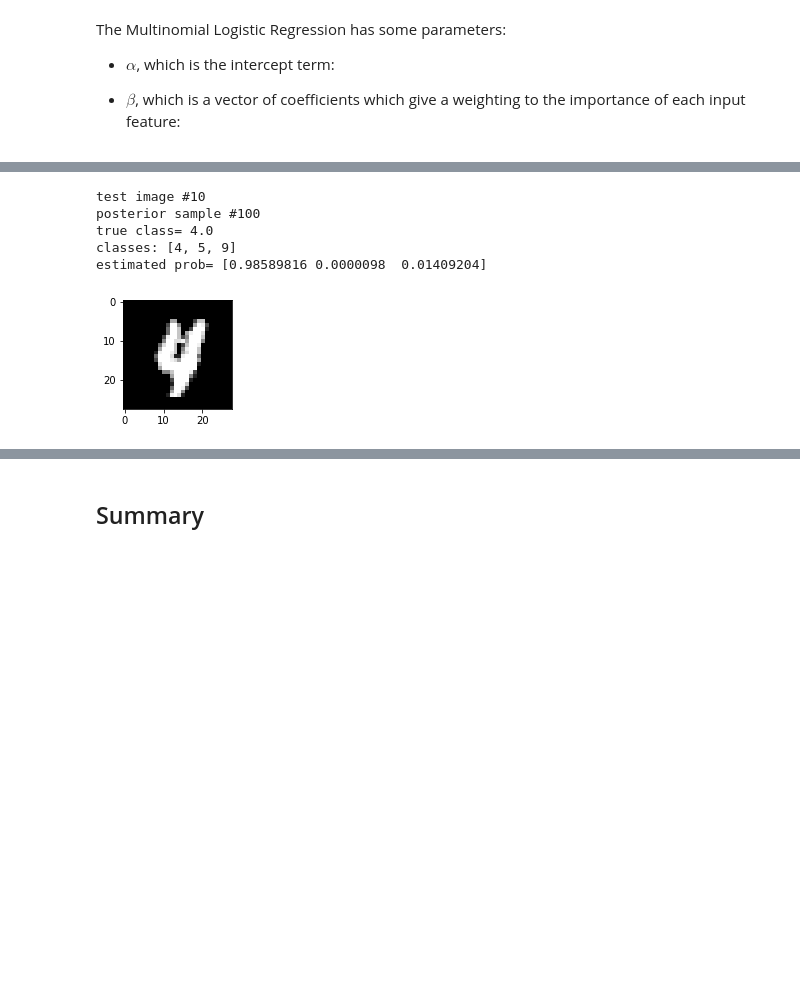
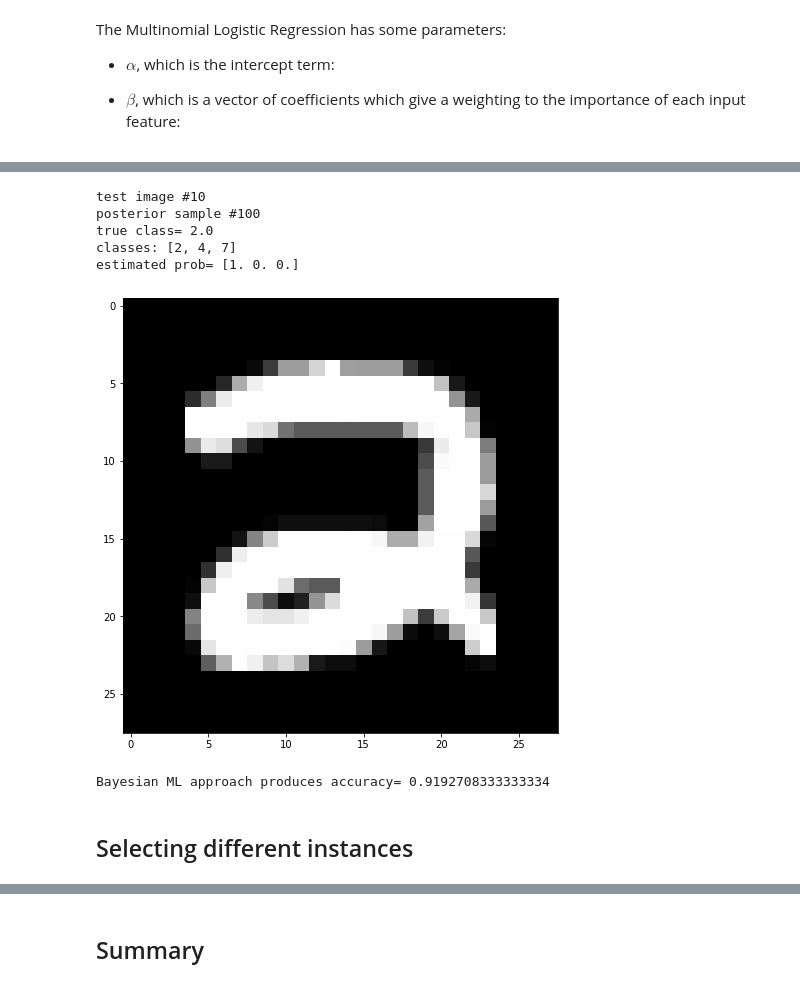
Before and after one commit to comaraDOTcom/ml-applications, a Jupyter notebook: Etivity1/ET5003_Etivity1_CONOROMARA_20151845.ipynb, the cells around one changed output, grey strips where cells are left out. Saved outputs shown, nothing was run; the diff lists cells and outputs as text; code cells hidden in the pictures; blank space fills up the shorter version.

```diff
--- a/Etivity1/ET5003_Etivity1_CONOROMARA_20151845.ipynb
+++ b/Etivity1/ET5003_Etivity1_CONOROMARA_20151845.ipynb
@@ -286,0 +316,2 @@ Shape of the training array (4800, 784)
+# %%
+X_train_downsample, y_train_downsample, X_val_downsample, y_val_downsample = create_training_and_validation_data(X_train_downsample, y_train_downsample, w=0.20)
@@ -323,14 +372,13 @@ prob_classmax[y_pred_log!=y_val].shape
 # %% [markdown]
 ### Probabilistic Multinomial Logistic Regression:
 # %%
-import sklearn.preprocessing
 ## We use LabelBinarizer to transfor classes into counts
 # neg_label=0, pos_label=1
-y_2_bin = sklearn.preprocessing.LabelBinarizer().fit_transform(y_train.reshape(-1,1))
+y_2_bin = sklearn.preprocessing.LabelBinarizer().fit_transform(y_train_downsample.reshape(-1,1))
 # number of features
-nf = X_train.shape[1]
+nf = X_train_downsample.shape[1]
 # number of classes
-nc = len(classes)
+nc = len(down_sample_classes)
 # floatX = float32
 floatX = tt.config.floatX
 
@@ -356,7 +404,7 @@ with pm.Model() as multi_logistic:
     α1  = tt.tensor.concatenate([[0],α ],)
 
     # Likelihood
-    mu = pm.math.matrix_dot(X_train,β1) + α1
+    mu = pm.math.matrix_dot(X_train_downsample,β1) + α1
     # It doesn't work if the problem is binary
     p = tt.tensor.nnet.nnet.softmax(mu)
     observed = pm.Multinomial('likelihood', p=p, n=1, observed=y_2_bin)
@@ -364,4 +412,5 @@ with pm.Model() as multi_logistic:
 with multi_logistic:
     #approx = pm.fit(300000, method='advi') # takes longer
     approx = pm.fit(3000, method='advi')
+    trace_sample = pm.sample(100, tune=100, cores=2, return_inferencedata=True)
 # %% [output]
@@ -377,33 +449,31 @@ plt.plot(approx.hist)
 dd = 300
 posterior = approx.sample(draws=dd)
 # %%
-from scipy.special import softmax
+# Validate output with a test image
 
-#select an image in the test set
+
 i = 10
-#i = random.randint(0, dd)
 
 #select a sample in the posterior
 s = 100
-#s = random.randint(0, dd)
 
 
 beta  = np.hstack([np.zeros((nf,1)),  posterior['beta'][s,:] ])
 alpha = np.hstack([[0],  posterior['alpha'][s,:] ])
-image = X_val[i,:].reshape(28,28)
-plt.figure(figsize=(2,2))
+image = X_val_downsample[i,:].reshape(28,28)
+plt.figure(figsize=(8,8))
 plt.imshow(image,cmap="Greys_r")
 np.set_printoptions(suppress=True)
 
 print("test image #" + str(i))
 print("posterior sample #" + str(s))
-print("true class=", y_val[i])
-print("classes: " + str(classes))
-print("estimated prob=",softmax((np.array([X_val[i,:].dot(beta) + alpha])))[0,:])
+print("true class=", y_val_downsample[i])
+print("classes: " + str(down_sample_classes))
+print("estimated prob=",softmax((np.array([X_val_downsample[i,:].dot(beta) + alpha])))[0,:])
 # %% [output]
 test image #10
 posterior sample #100
-true class= 4.0
-classes: [4, 5, 9]
-estimated prob= [0.98589816 0.0000098  0.01409204]
+true class= 2.0
+classes: [2, 4, 7]
+estimated prob= [1. 0. 0.]
-[figure, old version]
+[figure, new version]
@@ -409,0 +495,6 @@ estimated prob= [0.98589816 0.0000098  0.01409204]
+# %%
+print("Bayesian ML approach produces accuracy=", accuracy_score(np.array(down_sample_classes)[y_pred_Bayesian], y_val_downsample))
+# %% [output]
+Bayesian ML approach produces accuracy= 0.9192708333333334
+# %% [markdown]
+## Selecting different instances
```
Also changed, not shown: parts of 46 cells of this notebook.
